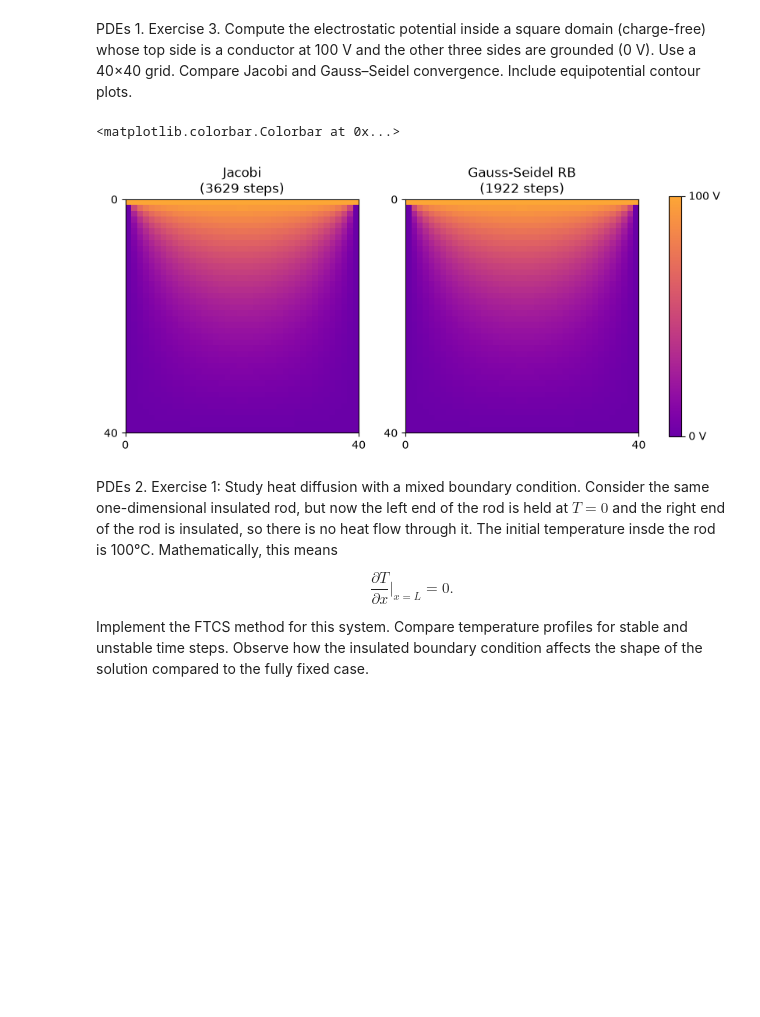
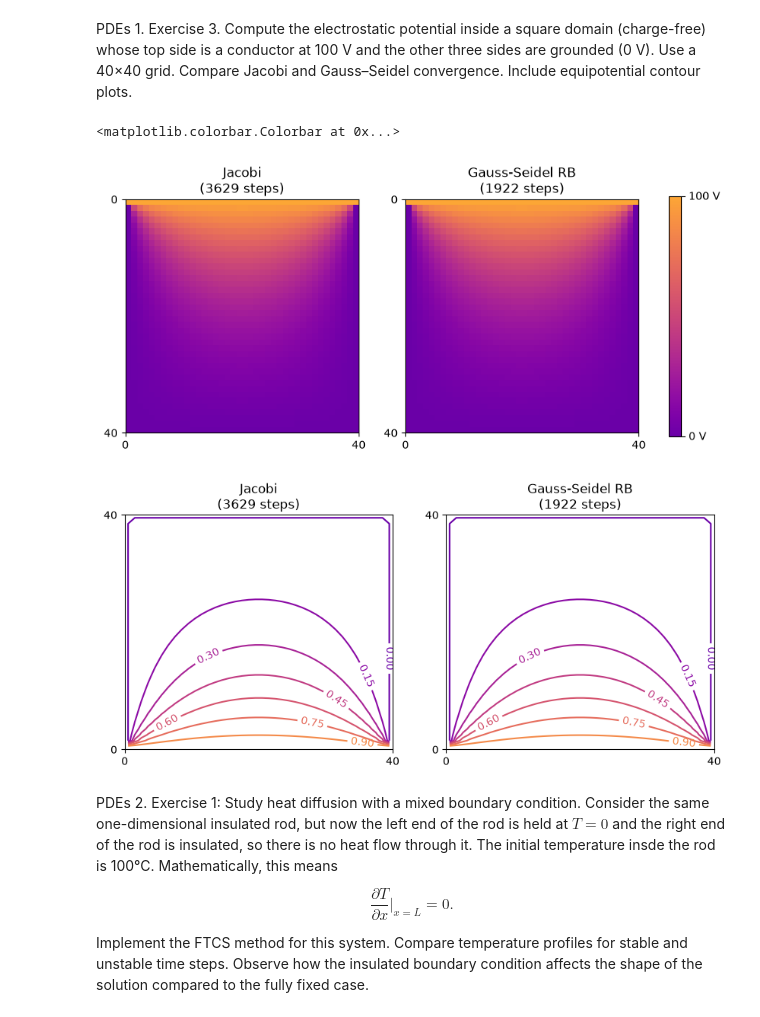
Before and after one commit to Braisa/adcompu, a Jupyter notebook: numerical-methods/xabier/day-2/pde_assignment.ipynb, the cells around one changed output. Cells and saved outputs as stored; diff of their text form; code cells hidden in the pictures; blank space fills up the shorter version.

Commit message:
Xabier - Day 2 - PDE assignment notebook contours

```diff
--- a/numerical-methods/xabier/day-2/pde_assignment.ipynb
+++ b/numerical-methods/xabier/day-2/pde_assignment.ipynb
@@ -240,39 +240,45 @@ tolerance = 1e-8
 maximum_steps = 5000
 side = 40
 
 fig, axs = plt.subplots(1, 2, figsize=(10,4))
+fig_c, axs_c = plt.subplots(1, 2, figsize=(10,4))
 methods = (jacobi_step, gauss_seidel_rb_step)
 titles = ("Jacobi", "Gauss-Seidel RB")
 
-for ax, method, title in zip(axs, methods, titles):
+for ax, ax_c, method, title in zip(axs, axs_c, methods, titles):
 
     V_initial, boundary_mask, boundary_values = get_boundary(side)
     V_prev = V_initial.copy()
 
     for step in tqdm(range(maximum_steps)):
         V_check = V_prev.copy()
         V_step = method(V_prev, boundary_mask, boundary_values)
 
         below_tolerance = np.all(np.abs(V_step - V_check) < tolerance)
         if not below_tolerance:
             V_prev = V_step.copy()
         else:
             break
 
     cax = ax.imshow(V_step, cmap=get_sub_cmap("plasma", .2, .8))
 
-    ax.set_xticks([-.5, side-.5])
-    ax.set_yticks([-.5, side-.5])
+    cs = ax_c.contour(V_step, cmap=get_sub_cmap("plasma", .2, .8))
+    ax_c.clabel(cs, fontsize=10)
 
-    ax.set_xticklabels(["0", "40"])
-    ax.set_yticklabels(["0", "40"])
+    for a in (ax, ax_c):
+        a.set_xticks([-.5, side-.5])
+        a.set_yticks([-.5, side-.5])
 
-    ax.set_title(f"{title}\n({step+1} steps)")
+        a.set_xticklabels(["0", "40"])
+        a.set_yticklabels(["0", "40"])
+
+        a.set_title(f"{title}\n({step+1} steps)")
 
 fig.colorbar(cax, ax=axs, orientation="vertical", fraction=.1, ticks=[cax.norm.vmin, cax.norm.vmax], format=FixedFormatter([r"$0$ V", r"$100$ V"]))
 # %% [output]
 <matplotlib.colorbar.Colorbar at 0x...>
 [figure]
+[figure, added]
 # %% [markdown]
 PDEs 2. Exercise 1: Study heat diffusion with a mixed boundary condition. Consider the same one-dimensional insulated rod, but now the left end of the rod is held at $T = 0$ and the right end of the rod is insulated, so there is no heat flow through it. The initial temperature insde the rod is 100°C. Mathematically, this means
 
```
